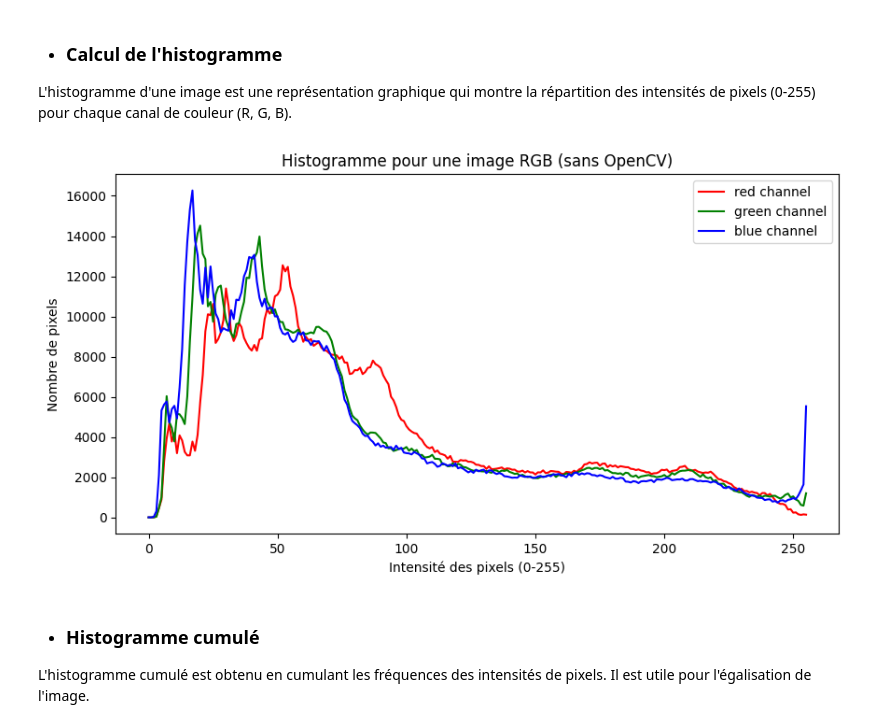
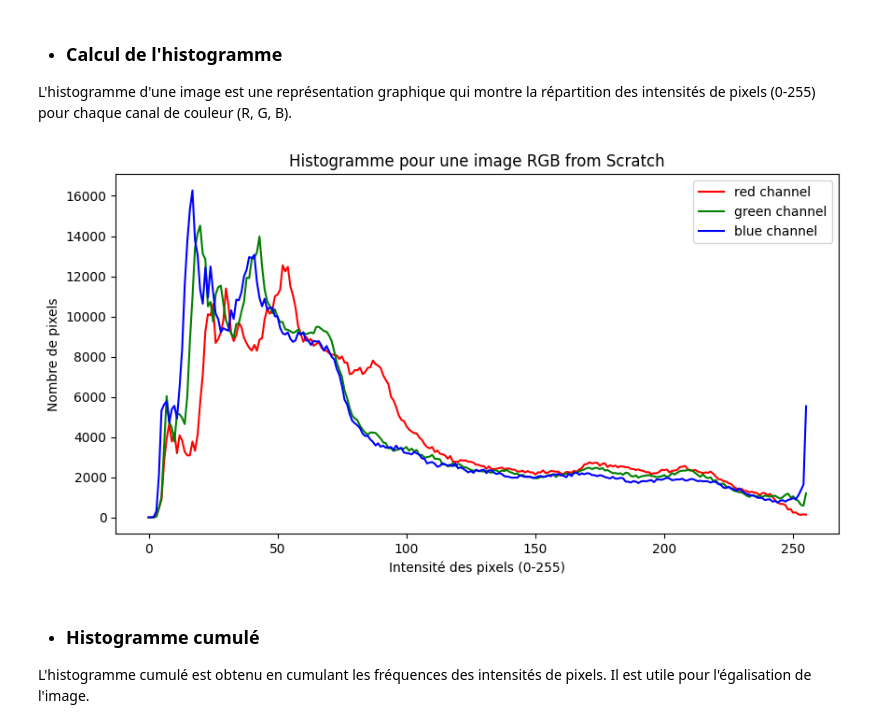
Before and after one commit to larbi-asmaoui/image-transformations-from-scratch, a Jupyter notebook: Transformations_From_Scratch.ipynb, the cells around one changed output. Cells and saved outputs as stored; diff of their text form; code cells hidden in the pictures.

```diff
--- a/Transformations_From_Scratch.ipynb
+++ b/Transformations_From_Scratch.ipynb
@@ -207,30 +218,40 @@ plt.show()
 # %% [markdown]
 * ### Calcul de l'histogramme
 L'histogramme d'une image est une représentation graphique qui montre la répartition des intensités de pixels (0-255) pour chaque canal de couleur (R, G, B).
-# %%
-def calculate_histogram(img):
-    img_arr = np.array(img)
-    colors = ('red', 'green', 'blue')
-    for i, color in enumerate(colors):
-        channel = img_arr[:, :, i]  # Extraire le canal R, G ou B
-        histogram = np.histogram(channel, bins=256, range=(0, 256))[0]
-        plt.plot(histogram, color=color, label=f'{color} channel')
-    return histogram
-
-
-
-plt.figure(figsize=(10, 5))
-
-histogram = calculate_histogram(image_1)
-
-# plt.plot(histogram)
-plt.title("Histogramme pour une image RGB (sans OpenCV)")
-plt.xlabel("Intensité des pixels (0-255)")
-plt.ylabel("Nombre de pixels")
-plt.legend()
-plt.show()
-# %% [output]
-[figure, removed]
+# %%
+def calculate_histogram(img):
+    red_histogram = [0] * 256
+    green_histogram = [0] * 256
+    blue_histogram = [0] * 256
+
+    for row in img:
+        for pixel in row:
+            red, green, blue = pixel  # Extract the RGB values of the pixel
+            red_histogram[red] += 1
+            green_histogram[green] += 1
+            blue_histogram[blue] += 1
+
+    return red_histogram, green_histogram, blue_histogram
+
+
+plt.figure(figsize=(10, 5))
+
+r_hist, g_hist, b_hist = calculate_histogram(image_1)
+
+
+plt.plot(r_hist, color="red", label=f'red channel')
+plt.plot(g_hist, color="green", label=f'green channel')
+
+plt.plot(b_hist, color="blue", label=f'blue channel')
+
+
+plt.title("Histogramme pour une image RGB from Scratch")
+plt.xlabel("Intensité des pixels (0-255)")
+plt.ylabel("Nombre de pixels")
+plt.legend()
+plt.show()
+# %% [output]
+[figure, added]
 # %% [markdown]
 * ### Histogramme cumulé
 L'histogramme cumulé est obtenu en cumulant les fréquences des intensités de pixels. Il est utile pour l'égalisation de l'image.
```
Also changed, not shown: parts of 4 cells of this notebook.
